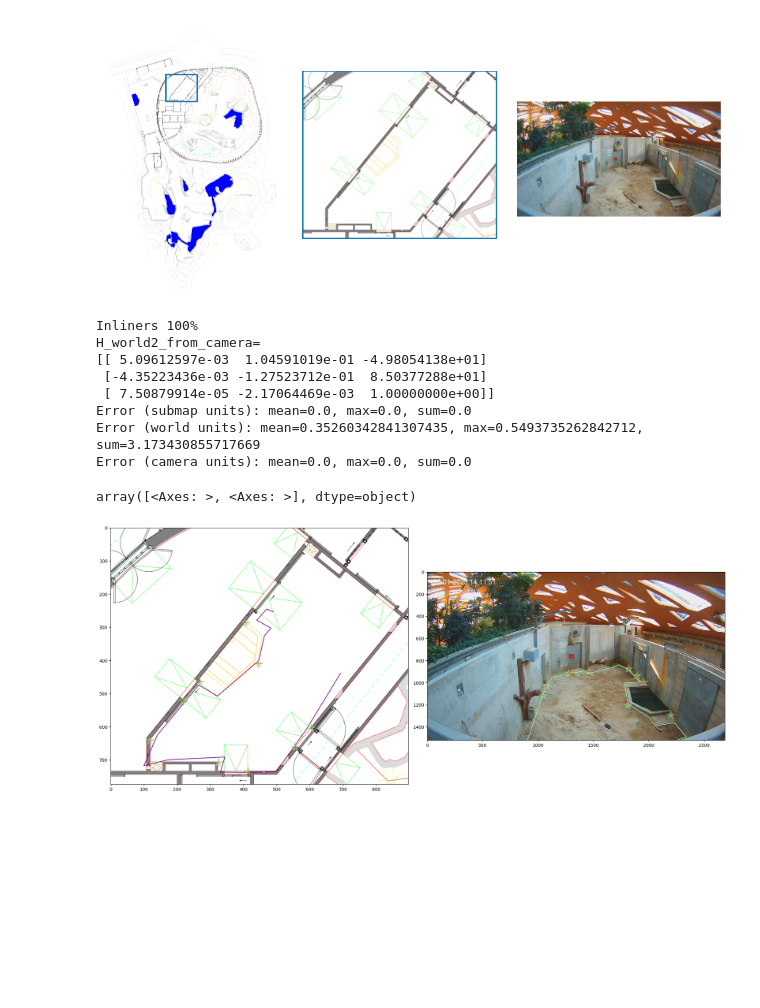
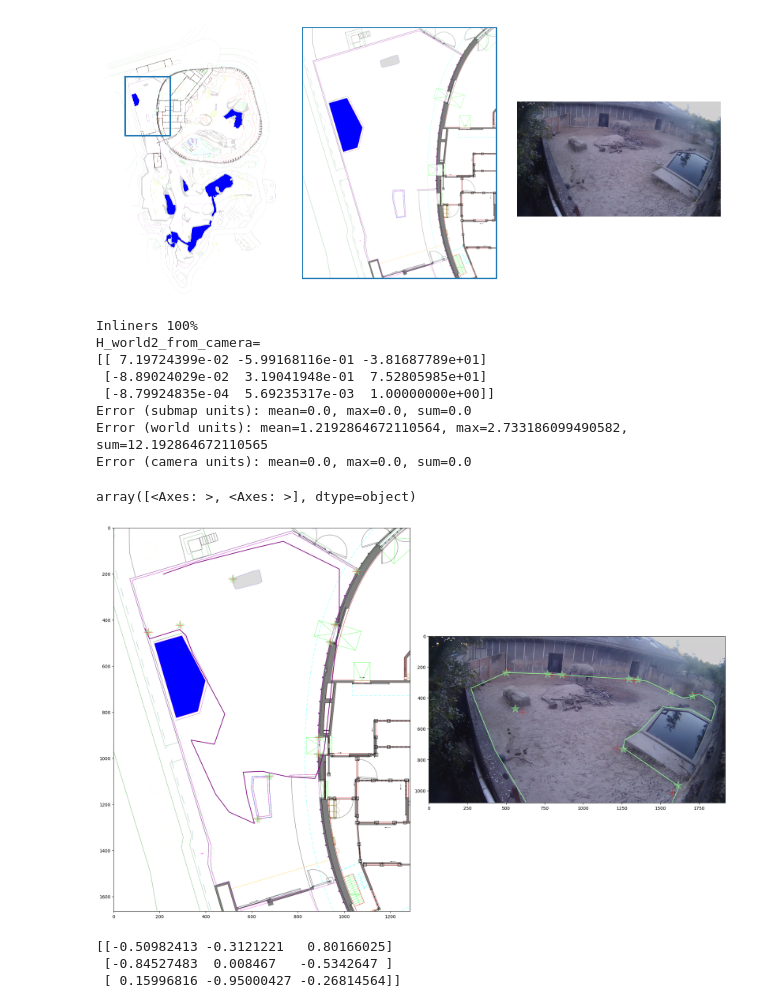
Before and after one commit to plumonito/zoo_vision, a Jupyter notebook: scripts/calibration/camera_calib_2d.ipynb, the cells around one changed output. Cells and saved outputs as stored; diff of their text form; code cells hidden in the pictures; blank space fills up the shorter version.

Commit message:
2D calib of 2 cameras

```diff
--- a/scripts/calibration/camera_calib_2d.ipynb
+++ b/scripts/calibration/camera_calib_2d.ipynb
@@ -89,19 +83,31 @@ Number of points in:
 # %%
 ######################################
 # Show submap
-im_submap = im_map[submap_corners_in_map[0,1] : submap_corners_in_map[1,1], submap_corners_in_map[0,0] : submap_corners_in_map[1,0], :]
+im_submap = im_map[
+    submap_corners_in_map[0, 1] : submap_corners_in_map[1, 1],
+    submap_corners_in_map[0, 0] : submap_corners_in_map[1, 0],
+    :,
+]
 
-T_submap_from_map = np.array([[1,0,-submap_corners_in_map[0,0]],[0,1,-submap_corners_in_map[0,1]],[0,0,1]])
+T_submap_from_map = np.array(
+    [
+        [1, 0, -submap_corners_in_map[0, 0]],
+        [0, 1, -submap_corners_in_map[0, 1]],
+        [0, 0, 1],
+    ]
+)
 T_submap_from_world2 = T_submap_from_map @ T_map_from_world2
 T_world2_from_submap = np.linalg.inv(T_submap_from_world2)
 
 submap_corners_in_world2 = hmult(T_world2_from_map, submap_corners_in_map)
 submap_corners_in_submap = hmult(T_submap_from_world2, submap_corners_in_world2)
 
+
 def plot_rectangle_xyxy(ax, points):
     x0, y0 = points[0, 0:2]
     x1, y1 = points[1, 0:2]
     ax.plot([x0, x0, x1, x1, x0], [y0, y1, y1, y0, y0], "-")
+
 
 fig, axs = plt.subplots(1, 3, figsize=(9, 4))
 axs[0].imshow(im_map)
@@ -113,5 +119,5 @@ for ax in axs:
     ax.set_axis_off()
 fig.tight_layout()
 # %% [output]
-[figure, old version]
+[figure, new version]
 # %%
@@ -161,33 +126,71 @@ def plot_projections(H_camera_from_world2:np.ndarray, undistort= lambda x:x, dis
+# %%
+def plot_projections(H_camera_from_world2: np.ndarray):
+    return plot_projections_generic(
+        H_camera_from_world2,
+        T_submap_from_world2=T_submap_from_world2,
+        im_submap=im_submap,
+        im_camera=im_camera,
+        points_in_image=constraint_points_in_image,
+        points_in_world2=constraint_points_in_world2,
+        floor_polygon_in_camera=floor_polygon_in_camera,
+    )
 # %%
 # Find homography through OpenCV
-H_world2_from_camera,inliers=cv2.findHomography(constraint_points_in_image, constraint_points_in_world2)
+H_world2_from_camera, inliers = cv2.findHomography(
+    constraint_points_in_image, constraint_points_in_world2
+)
 H_camera_from_world2 = np.linalg.inv(H_world2_from_camera)
 
 
 print(f"Inliners {inliers.sum()/len(inliers):.0%}")
 print(f"H_world2_from_camera=\n{H_world2_from_camera}")
 plot_projections(H_camera_from_world2)
 
 # H_submap_from_camera = T_submap_from_world2 @ H_world2_from_camera
 # H_camera_from_submap = np.linalg.inv(H_submap_from_camera)
 # print(f"H_submap_from_camera=\n{H_submap_from_camera}")
 
 # errors = np.mean(np.linalg.norm(constraint_points_in_submap - hmult(H_submap_from_camera, constraint_points_in_image), axis=1))
 # print("Mean error (submap units): ", errors)
 
 # errors = np.mean(np.linalg.norm(constraint_points_in_world2  - hmult(H_world2_from_camera, constraint_points_in_image), axis=1))
 # print("Mean error (world units): ", errors)
 
 # errors = np.mean(np.linalg.norm(constraint_points_in_image -  hmult(H_camera_from_world2, constraint_points_in_world2), axis=1))
 # print("Mean error (camera units): ", errors)
 # %% [output]
 Inliners 100%
 H_world2_from_camera=
-[[ 5.09612597e-03  1.04591019e-01 -4.98054138e+01]
- [-4.35223436e-03 -1.27523712e-01  8.50377288e+01]
- [ 7.50879914e-05 -2.17064469e-03  1.00000000e+00]]
+[[ 7.19724399e-02 -5.99168116e-01 -3.81687789e+01]
+ [-8.89024029e-02  3.19041948e-01  7.52805985e+01]
+ [-8.79924835e-04  5.69235317e-03  1.00000000e+00]]
 Error (submap units): mean=0.0, max=0.0, sum=0.0
-Error (world units): mean=0.35260342841307435, max=0.5493735262842712, sum=3.173430855717669
+Error (world units): mean=1.2192864672110564, max=2.733186099490582, sum=12.192864672110565
 Error (camera units): mean=0.0, max=0.0, sum=0.0
 array([<Axes: >, <Axes: >], dtype=object)
-[figure, old version]
+[figure, new version]
+# %%
+# Dummy 3D calibration using selected position
+constraints_center_in_world = np.mean(constraint_points_in_world, axis=0)
+constraints_center_in_image = hmult(
+    H_camera_from_world2, constraints_center_in_world[0:2]
+)
+zdir = constraints_center_in_world - camera_position_in_world
+zdir = zdir / np.linalg.norm(zdir)
+
+xdir_in_image = constraints_center_in_image + np.array([100, 0])
+xdir = to_h(hmult(H_world2_from_camera, xdir_in_image), 0) - camera_position_in_world
+
+ydir = -np.cross(xdir, zdir)
+ydir = ydir / np.linalg.norm(ydir)
+
+xdir = np.cross(ydir, zdir)
+xdir = xdir / np.linalg.norm(xdir)
+
+R = np.stack([xdir, ydir, zdir], axis=1)
+print(R)
+# print(camera_position_in_world)
+# %% [output]
+[[-0.50982413 -0.3121221   0.80166025]
+ [-0.84527483  0.008467   -0.5342647 ]
+ [ 0.15996816 -0.95000427 -0.26814564]]
```
Also changed, not shown: parts of 8 cells of this notebook, 4 other files.
